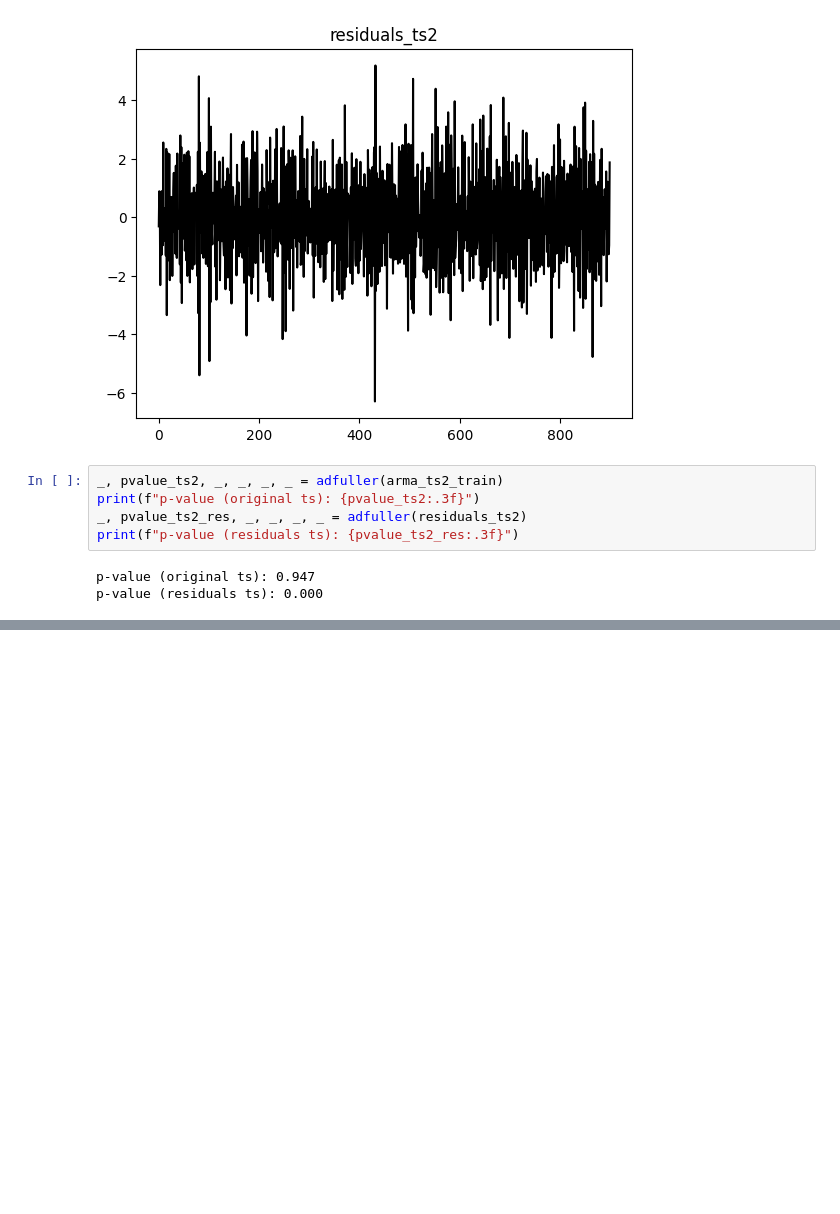
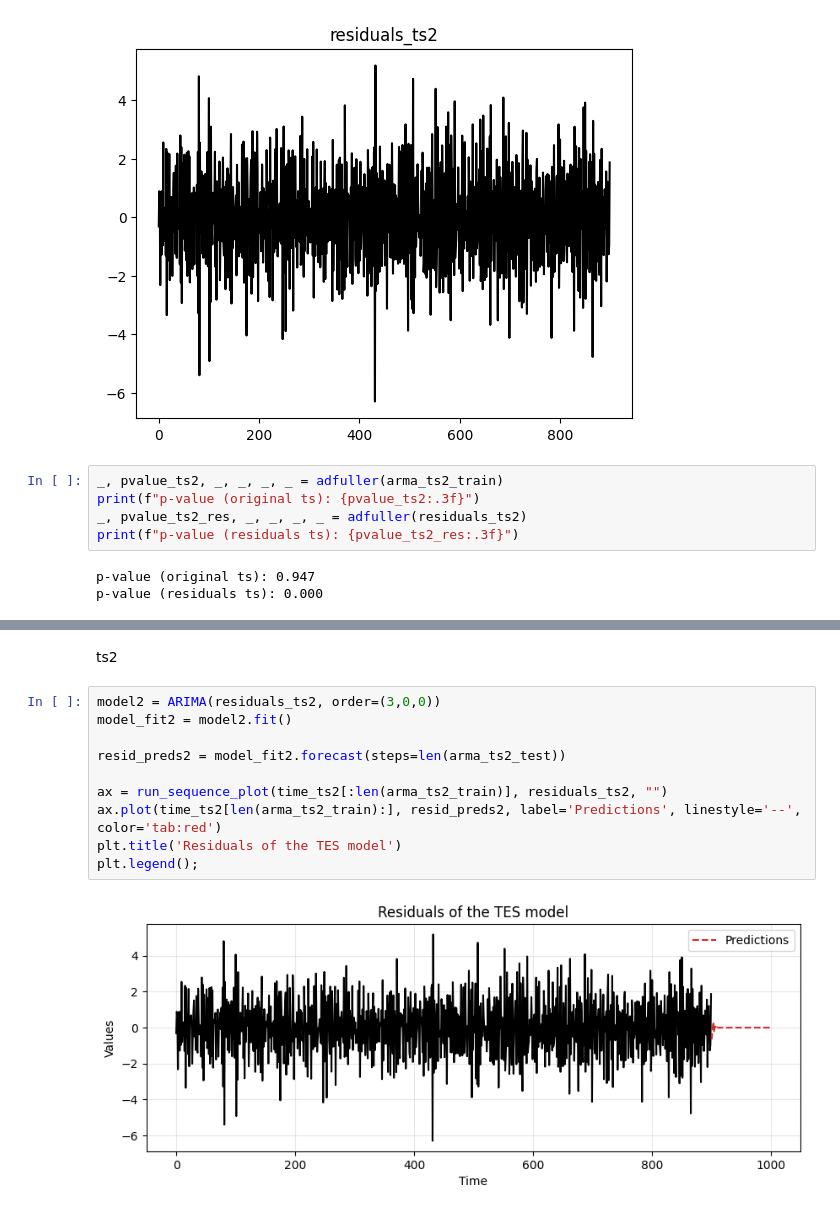
Before and after one commit to QS1lE/ml_time.series.2, a Jupyter notebook: practice 4/4 ar_ma.ipynb, the cells around one changed output, grey strips where cells are left out. Drawn from its saved outputs; the diff is of its cells as text; blank space fills up the shorter version.

```diff
--- a/practice 4/4 ar_ma.ipynb
+++ b/practice 4/4 ar_ma.ipynb
@@ -1065,0 +1112,14 @@ plt.tight_layout();
+# %% [markdown]
+ts2
+# %%
+model2 = ARIMA(residuals_ts2, order=(3,0,0))
+model_fit2 = model2.fit()
+
+resid_preds2 = model_fit2.forecast(steps=len(arma_ts2_test))
+
+ax = run_sequence_plot(time_ts2[:len(arma_ts2_train)], residuals_ts2, "")
+ax.plot(time_ts2[len(arma_ts2_train):], resid_preds2, label='Predictions', linestyle='--', color='tab:red')
+plt.title('Residuals of the TES model')
+plt.legend();
+# %% [output]
+[figure, added]
```
Also changed, not shown: parts of 32 cells of this notebook.
